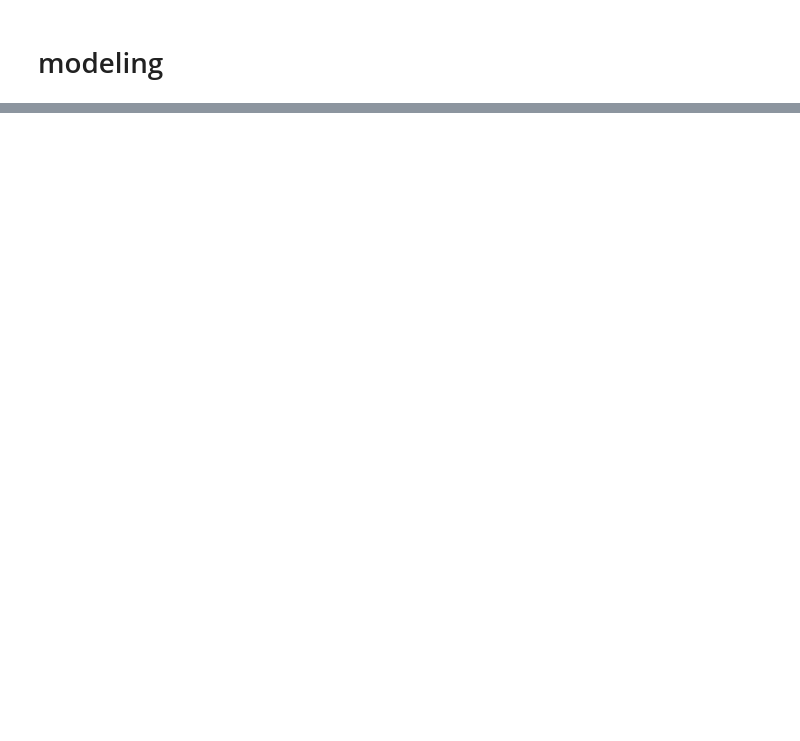
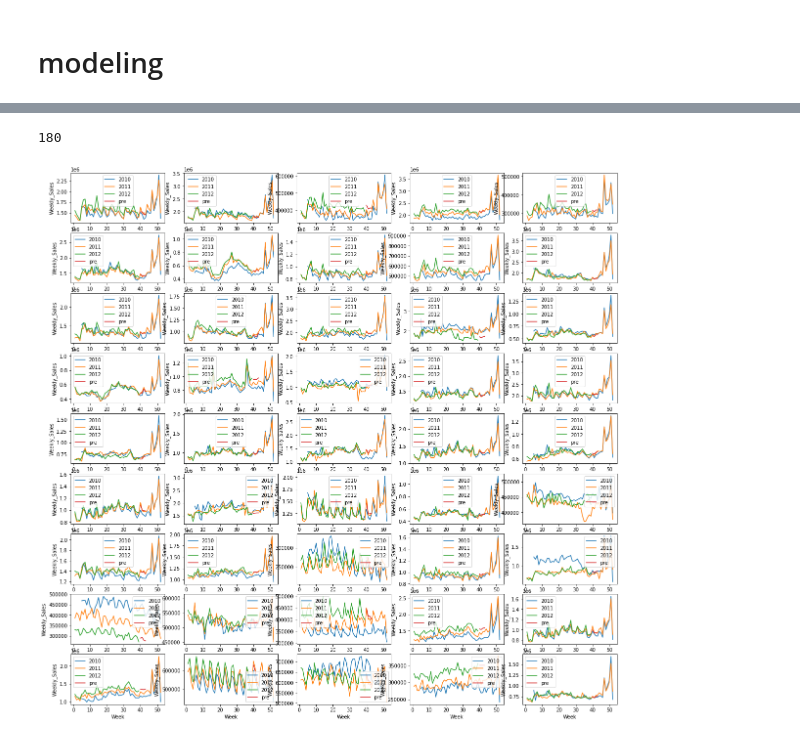
Before and after one commit to chi-hun/dacon, a Jupyter notebook: 쇼핑몰_지점별_매출액_예측_경진대회_2.ipynb, the cells around one changed output, grey strips where cells are left out. Saved outputs shown, nothing was run; the diff lists cells and outputs as text; code cells hidden in the pictures; blank space fills up the shorter version.

```diff
--- a/쇼핑몰_지점별_매출액_예측_경진대회_2.ipynb
+++ b/쇼핑몰_지점별_매출액_예측_경진대회_2.ipynb
@@ -518,0 +2732,11 @@ ee_train_3
+# %%
+re_df3 = pd.DataFrame([knr_re_1,knr_re_2,knr_re_3,rfr_re_1,rfr_re_2,rfr_re_3,xgb_re_1,xgb_re_2,xgb_re_3,cat_re_1,cat_re_2,cat_re_3,xc_re_1,xc_re_2,xc_re_3,all_re_1,all_re_2,all_re_3])
+re_df3 = re_df3.T
+re_df3.columns = ['knr_10','knr_11','knr_1011','rfr_10','rfr_11','rfr_1011','xgb_10','xgb_11','xgb_1011','cat_10','cat_11','cat_1011','xc_10','xc_11','xc_1011','all_10','all_11','all_1011']
+re_df3['min'] = re_df3.min(axis=1)
+def select_ch(x):
+    se = np.argmin(x.values)
+    x['select'] = re_df3.columns[se]
+    return x
+re_df3 = re_df3.apply(select_ch, axis=1)
+re_df3
@@ -518,0 +2781,12 @@ ee_train_3
+# %%
+train_t = train.copy()
+train_t = train_t[['Store', 'Temperature', 'Fuel_Price', 'Unemployment',
+       'IsHoliday', 'Weekly_Sales', 'Week', 'Year', 'Month', 'pro']]
+x_train_t = train_t[['Store',
+       'IsHoliday', 'Week', 'Year', 'Month']]
+
+test_t = test.copy()
+test_t = test_t[['Store', 'Temperature', 'Fuel_Price', 'Unemployment',
+       'IsHoliday', 'Week', 'Year', 'Month', 'pro']]
+x_test_t = test_t[['Store',
+       'IsHoliday', 'Week', 'Year', 'Month']]
@@ -518,0 +3135,7 @@ ee_train_3
+# %%
+len(re_fi)
+# %% [output]
+180
+# %%
+sub = pd.read_csv('/content/sample_submission.csv')
+sub['Weekly_Sales']=re_fi
@@ -518,0 +3144,14 @@ ee_train_3
+# %%
+hahaha2 = pd.concat([x_test_t, sub['Weekly_Sales']], axis = 1)
+# %%
+plt.figure(figsize=(20,20))
+for i in range(1,46):
+    plt.subplot(9,5,i)
+    for j in [2010,2011,2012]:
+        train_plt = train[(train['Store'] == i) & (train['Year'] == j)]
+        sns.lineplot(train_plt['Week'], train_plt['Weekly_Sales'], label=j)
+    sns.lineplot(hahaha2['Week'], hahaha2[hahaha2['Store'] ==i]['Weekly_Sales'], label='pre')
+plt.legend()
+plt.show()
+# %% [output]
+[figure, added]
```
Also changed, not shown: parts of 127 cells of this notebook.
